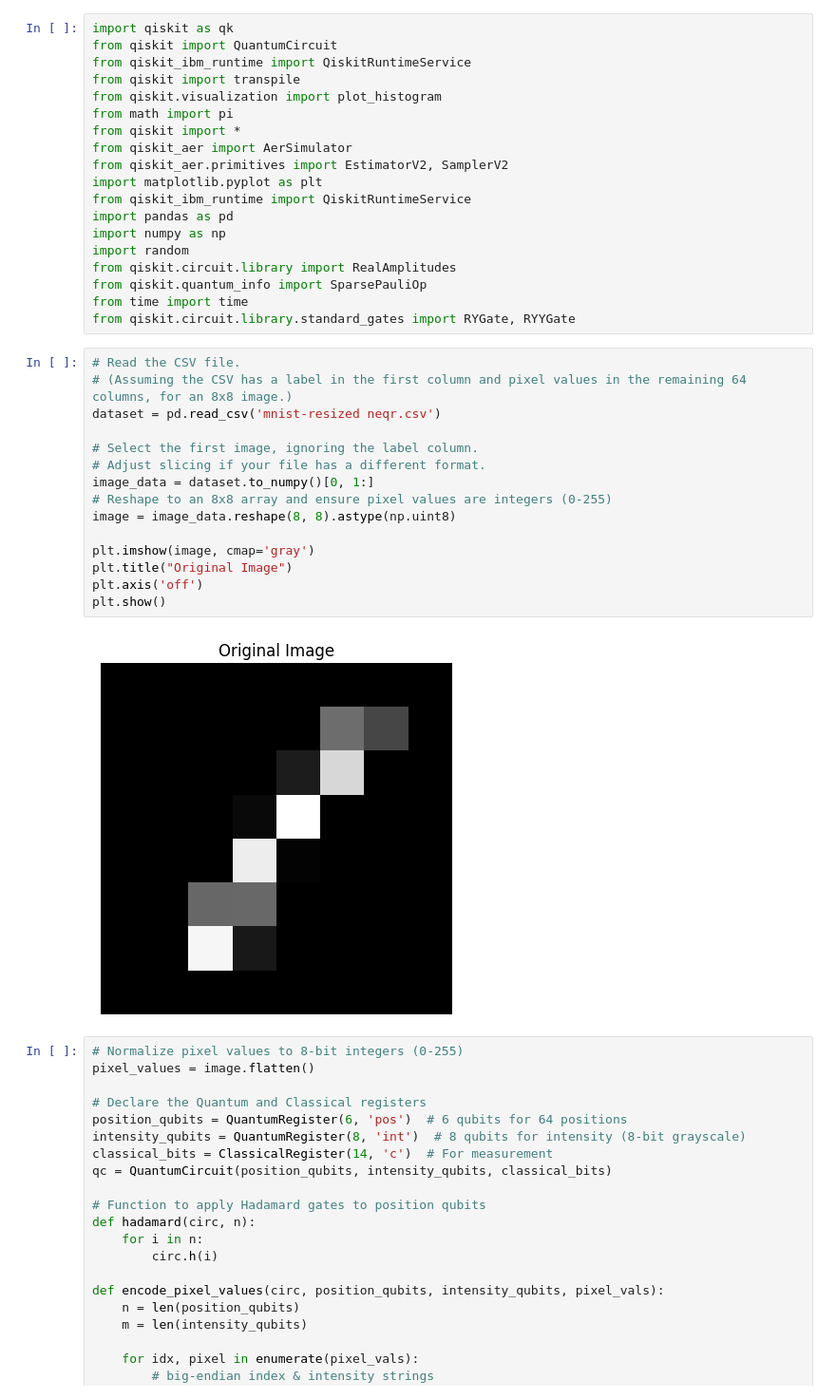
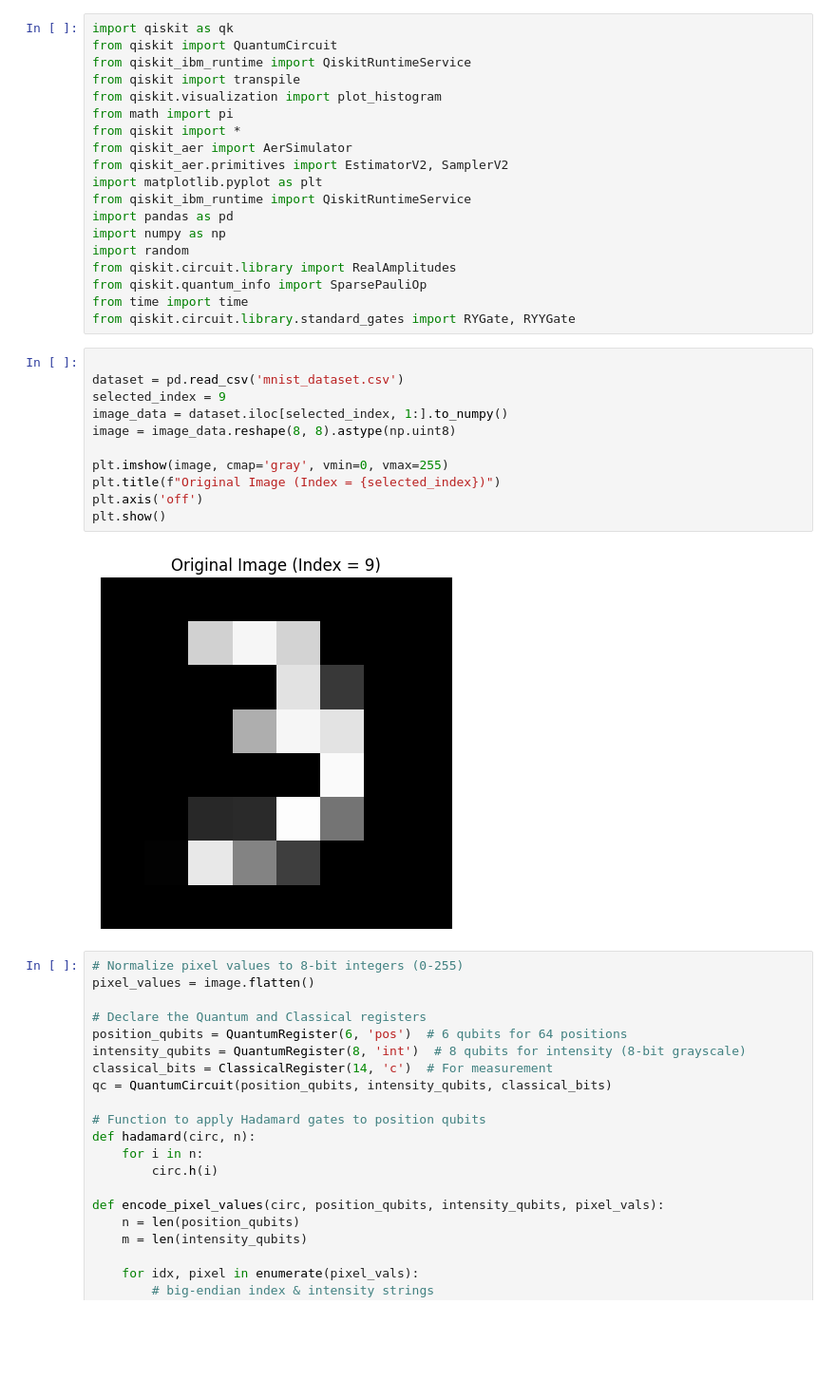
Before and after one commit to small-brain-ferret/quantum-image-ksasf, a Jupyter notebook: neqr.ipynb, the cells around one changed output. Shown at 95% size. Saved outputs shown, nothing was run; the diff lists cells and outputs as text; blank space fills up the shorter version.

```diff
--- a/neqr.ipynb
+++ b/neqr.ipynb
@@ -17,23 +17,19 @@ from qiskit.circuit.library import RealAmplitudes
 from qiskit.quantum_info import SparsePauliOp
 from time import time
 from qiskit.circuit.library.standard_gates import RYGate, RYYGate
-# %%
-# Read the CSV file.
-# (Assuming the CSV has a label in the first column and pixel values in the remaining 64 columns, for an 8x8 image.)
-dataset = pd.read_csv('mnist-resized neqr.csv')
-
-# Select the first image, ignoring the label column.
-# Adjust slicing if your file has a different format.
-image_data = dataset.to_numpy()[0, 1:]
-# Reshape to an 8x8 array and ensure pixel values are integers (0-255)
-image = image_data.reshape(8, 8).astype(np.uint8)
-
-plt.imshow(image, cmap='gray')
-plt.title("Original Image")
-plt.axis('off')
-plt.show()
-# %% [output]
-[figure, removed]
+# %%
+
+dataset = pd.read_csv('mnist_dataset.csv')
+selected_index = 9
+image_data = dataset.iloc[selected_index, 1:].to_numpy()
+image = image_data.reshape(8, 8).astype(np.uint8)
+
+plt.imshow(image, cmap='gray', vmin=0, vmax=255)
+plt.title(f"Original Image (Index = {selected_index})")
+plt.axis('off')
+plt.show()
+# %% [output]
+[figure, added]
 # %%
 # Normalize pixel values to 8-bit integers (0-255)
 pixel_values = image.flatten()
```
Also changed, not shown: parts of 1 cell of this notebook, 1 other file.
